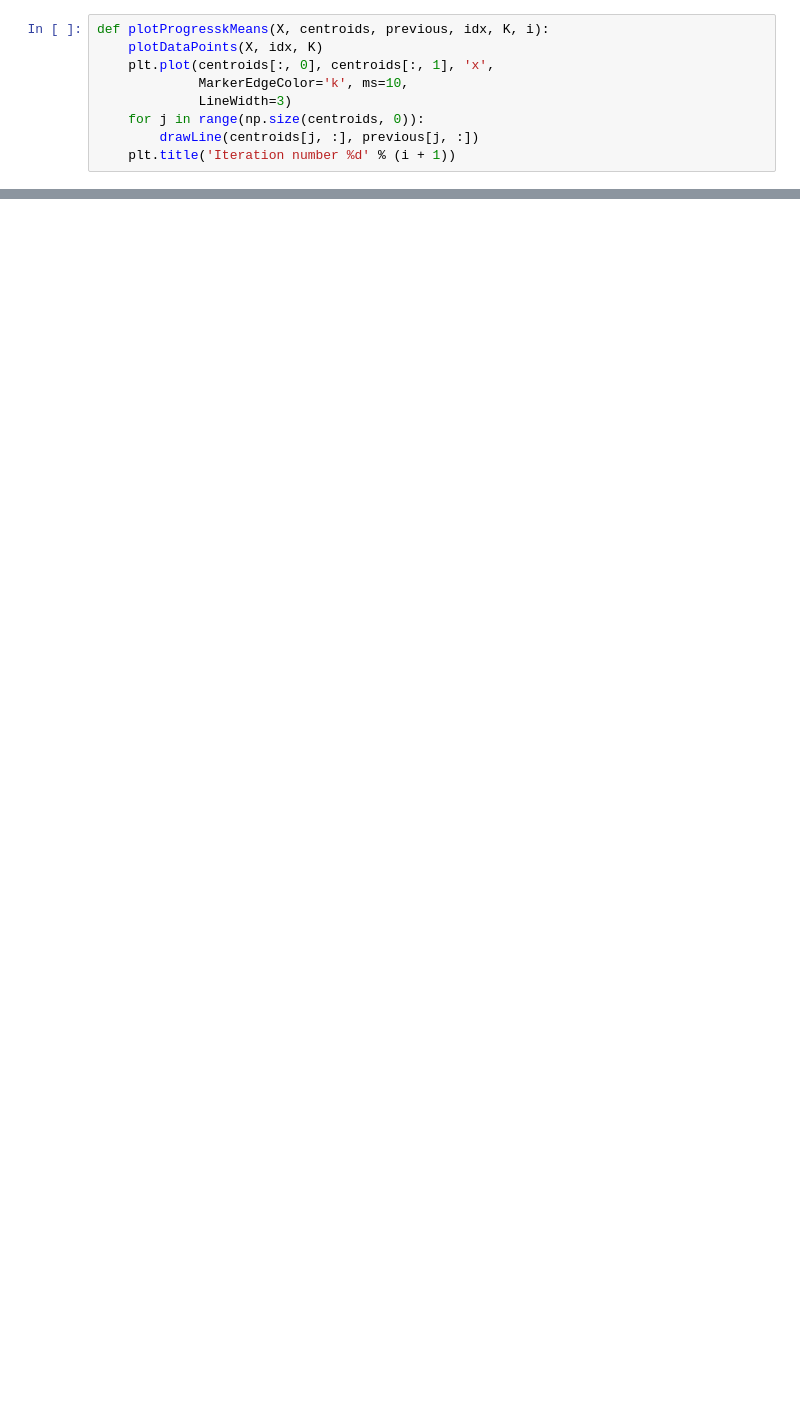
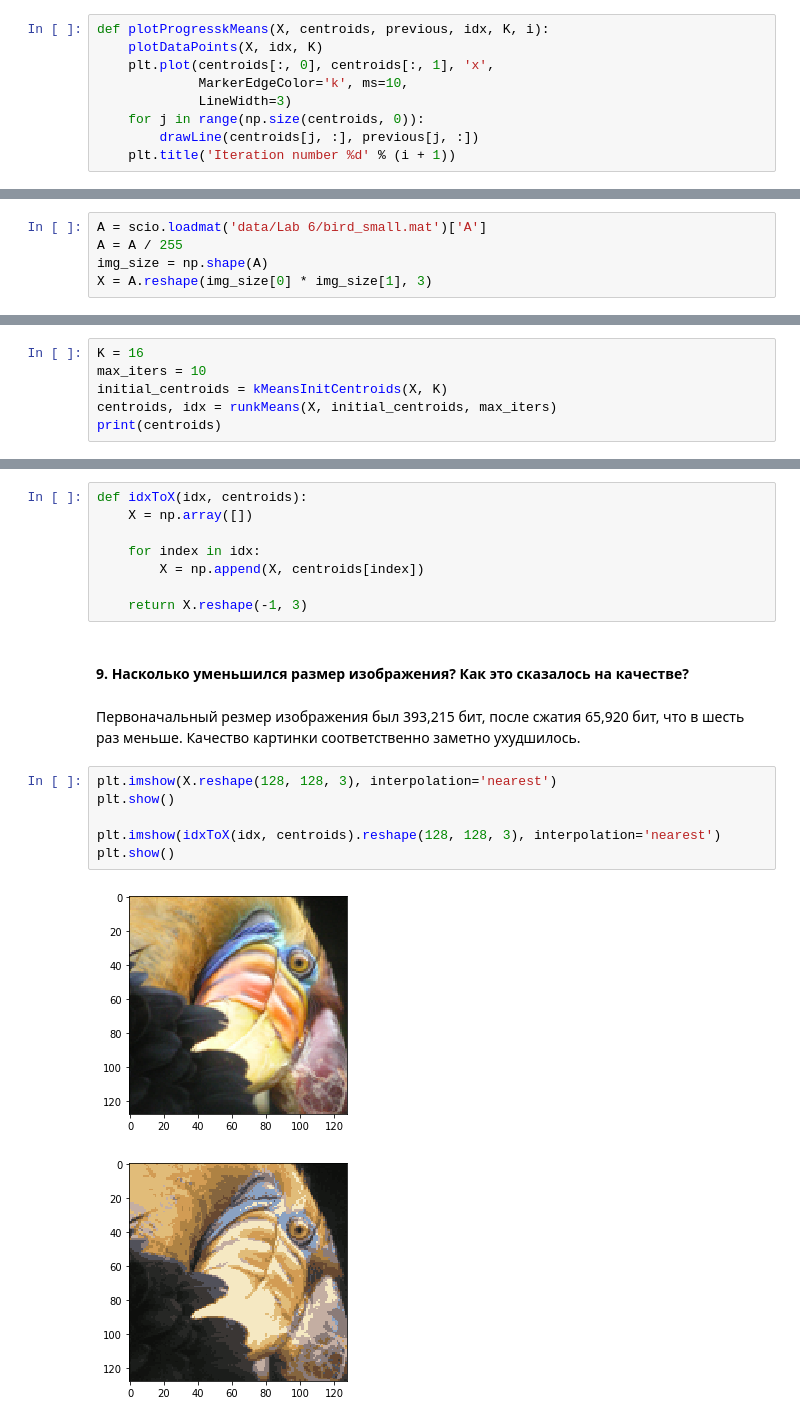
Before and after one commit to Mihlyuk/machine-learning-course, a Jupyter notebook: assignment6.ipynb, the cells around one changed output, grey strips where cells are left out. Saved outputs shown, nothing was run; the diff lists cells and outputs as text; blank space fills up the shorter version.

```diff
--- a/assignment6.ipynb
+++ b/assignment6.ipynb
@@ -96,0 +118,5 @@ ValueError: 'c' argument has 50 elements, which is not acceptable for use with '
+# %%
+A = scio.loadmat('data/Lab 6/bird_small.mat')['A']
+A = A / 255
+img_size = np.shape(A)
+X = A.reshape(img_size[0] * img_size[1], 3)
@@ -96,0 +125,6 @@ ValueError: 'c' argument has 50 elements, which is not acceptable for use with '
+# %%
+K = 16
+max_iters = 10
+initial_centroids = kMeansInitCentroids(X, K)
+centroids, idx = runkMeans(X, initial_centroids, max_iters)
+print(centroids)
@@ -96,0 +149,22 @@ ValueError: 'c' argument has 50 elements, which is not acceptable for use with '
+# %%
+def idxToX(idx, centroids):
+    X = np.array([])
+
+    for index in idx:
+        X = np.append(X, centroids[index])
+
+    return X.reshape(-1, 3)
+# %% [markdown]
+#### 9. Насколько уменьшился размер изображения? Как это сказалось на качестве?
+# %% [markdown]
+Первоначальный резмер изображения был 393,215 бит, после сжатия 65,920 бит, что в шесть раз меньше.
+Качество картинки соответственно заметно ухудшилось.
+# %%
+plt.imshow(X.reshape(128, 128, 3), interpolation='nearest')
+plt.show()
+
+plt.imshow(idxToX(idx, centroids).reshape(128, 128, 3), interpolation='nearest')
+plt.show()
+# %% [output]
+[figure, added]
+[figure, added]
```
Also changed, not shown: parts of 16 cells of this notebook, 3 other files.
